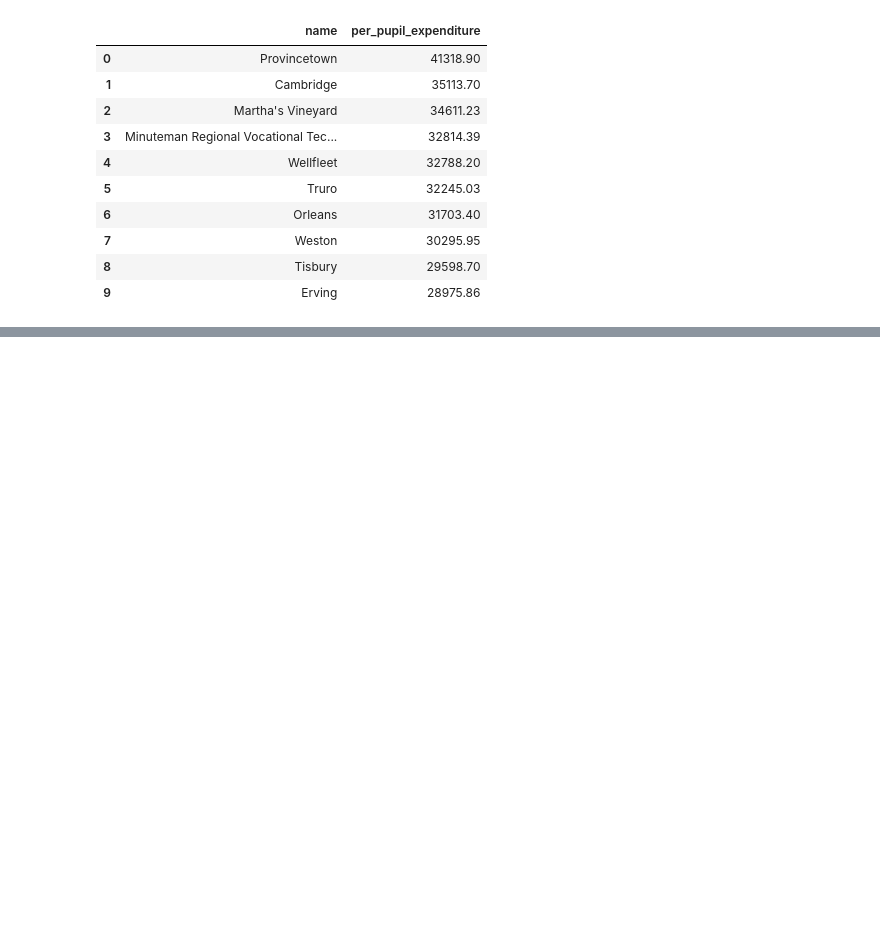
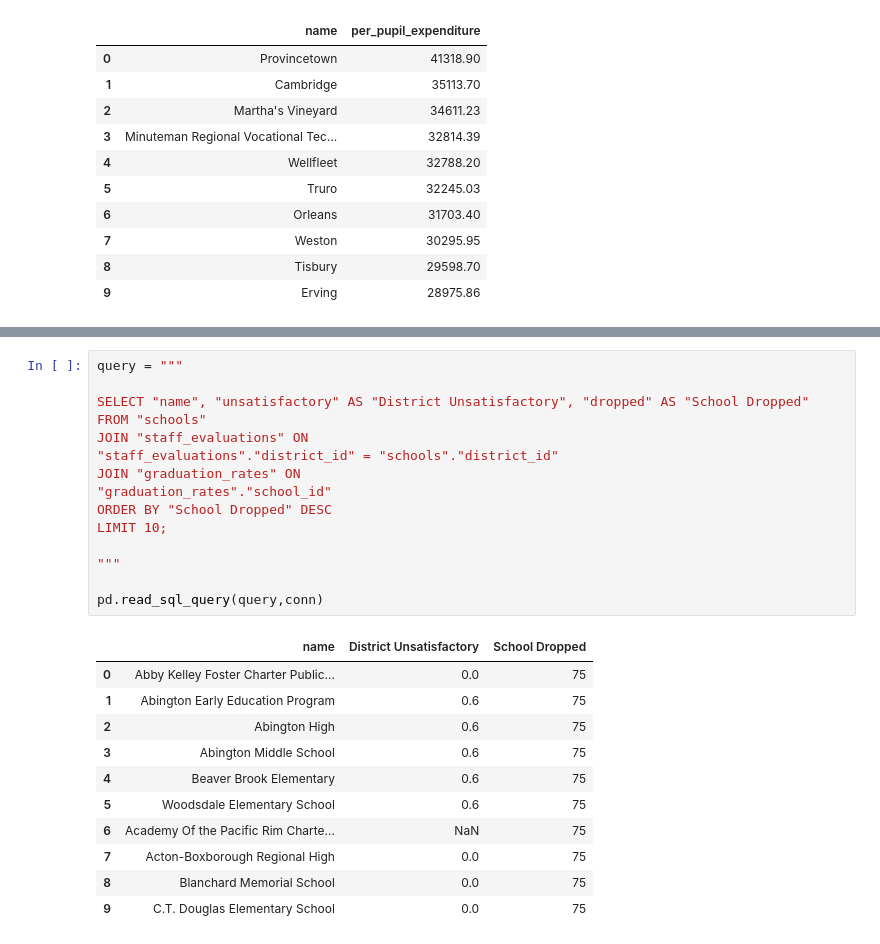
Before and after one commit to Diana-robles20/sql-analisis-datos, a Jupyter notebook: relating/DESE/queries.ipynb, the cells around one changed output, grey strips where cells are left out. Cells and saved outputs as stored; diff of their text form; blank space fills up the shorter version.

```diff
--- a/relating/DESE/queries.ipynb
+++ b/relating/DESE/queries.ipynb
@@ -260,0 +335,26 @@ pd.read_sql_query(query,conn)
+# %%
+query = """
+
+SELECT "name", "unsatisfactory" AS "District Unsatisfactory", "dropped" AS "School Dropped" FROM "schools"
+JOIN "staff_evaluations" ON
+"staff_evaluations"."district_id" = "schools"."district_id"
+JOIN "graduation_rates" ON
+"graduation_rates"."school_id"
+ORDER BY "School Dropped" DESC
+LIMIT 10;
+
+"""
+
+pd.read_sql_query(query,conn)
+# %% [output]
+|  | name | District Unsatisfactory | School Dropped |
+| 0 | Abby Kelley Foster Charter Public... | 0.0 | 75 |
+| 1 | Abington Early Education Program | 0.6 | 75 |
+| 2 | Abington High | 0.6 | 75 |
+| 3 | Abington Middle School | 0.6 | 75 |
+| 4 | Beaver Brook Elementary | 0.6 | 75 |
+| 5 | Woodsdale Elementary School | 0.6 | 75 |
+| 6 | Academy Of the Pacific Rim Charte... | NaN | 75 |
+| 7 | Acton-Boxborough Regional High | 0.0 | 75 |
+| 8 | Blanchard Memorial School | 0.0 | 75 |
+| 9 | C.T. Douglas Elementary School | 0.0 | 75 |
```
Also changed, not shown: parts of 11 cells of this notebook.
